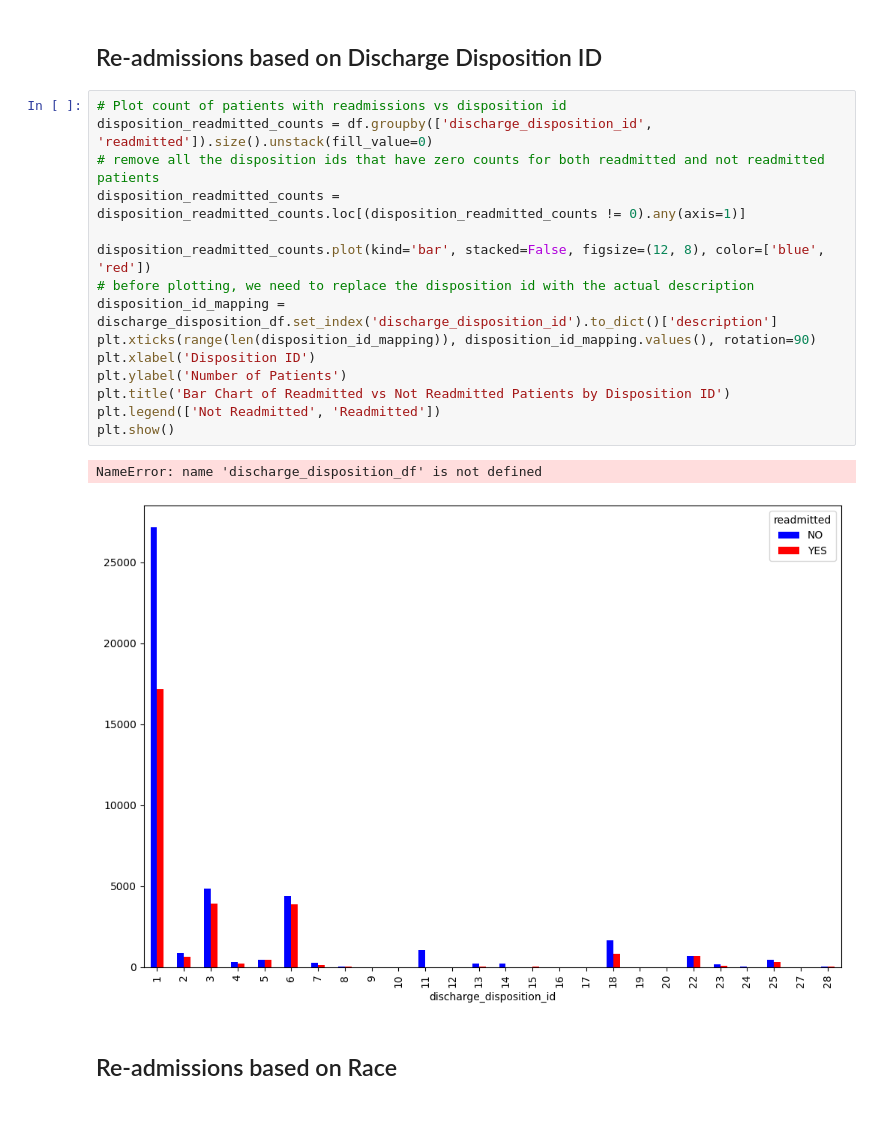
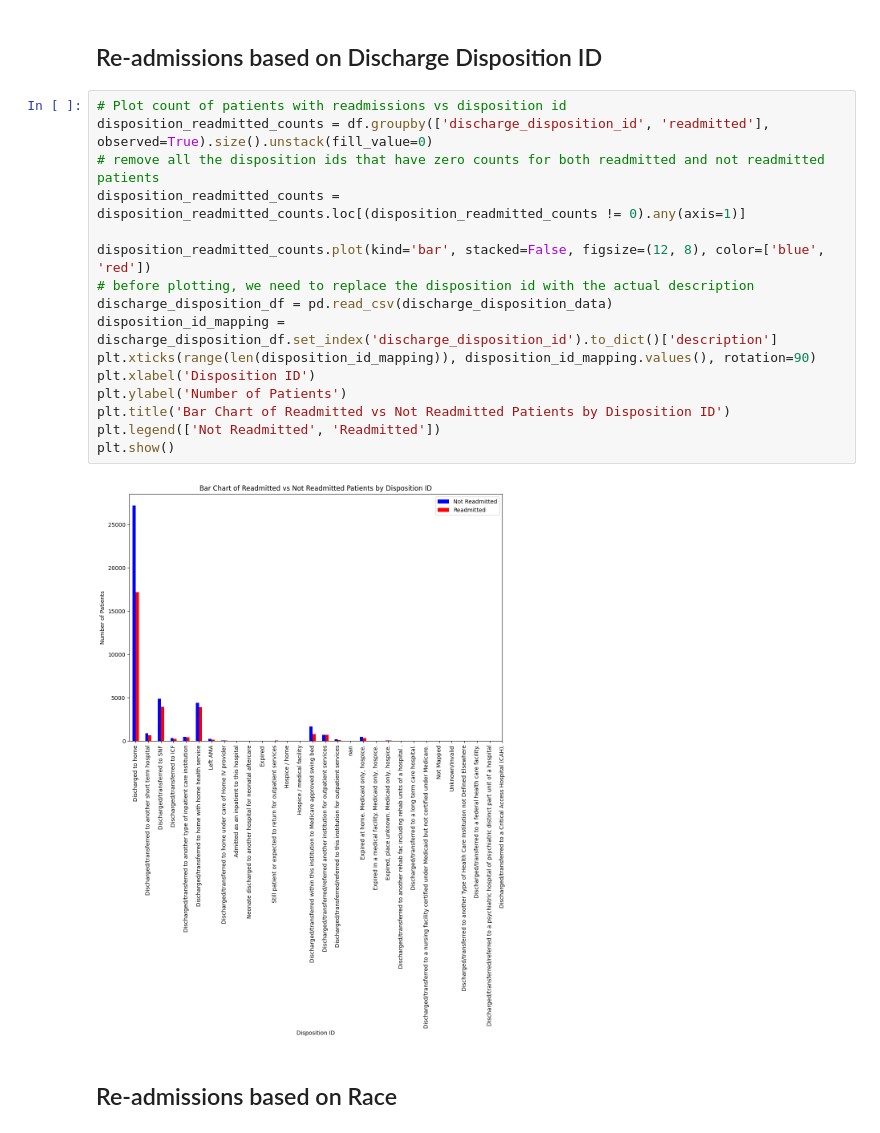
Before and after one commit to abhitoshj/diabetes-readmission, a Jupyter notebook: Code/04-eda-bivariate.ipynb, the cells around one changed output. Cells and saved outputs as stored; diff of their text form.

Commit message:
fix error bivariate analysis

```diff
--- a/Code/04-eda-bivariate.ipynb
+++ b/Code/04-eda-bivariate.ipynb
@@ -116,22 +69,22 @@ plot_bar_chart(df, 'age', 'Age')
 ## Re-admissions based on Discharge Disposition ID ##
 # %%
 # Plot count of patients with readmissions vs disposition id
-disposition_readmitted_counts = df.groupby(['discharge_disposition_id', 'readmitted']).size().unstack(fill_value=0)
+disposition_readmitted_counts = df.groupby(['discharge_disposition_id', 'readmitted'], observed=True).size().unstack(fill_value=0)
 # remove all the disposition ids that have zero counts for both readmitted and not readmitted patients
 disposition_readmitted_counts = disposition_readmitted_counts.loc[(disposition_readmitted_counts != 0).any(axis=1)]
 
 disposition_readmitted_counts.plot(kind='bar', stacked=False, figsize=(12, 8), color=['blue', 'red'])
 # before plotting, we need to replace the disposition id with the actual description
+discharge_disposition_df = pd.read_csv(discharge_disposition_data)
 disposition_id_mapping = discharge_disposition_df.set_index('discharge_disposition_id').to_dict()['description']
 plt.xticks(range(len(disposition_id_mapping)), disposition_id_mapping.values(), rotation=90)
 plt.xlabel('Disposition ID')
 plt.ylabel('Number of Patients')
 plt.title('Bar Chart of Readmitted vs Not Readmitted Patients by Disposition ID')
 plt.legend(['Not Readmitted', 'Readmitted'])
 plt.show()
 # %% [output]
-NameError: name 'discharge_disposition_df' is not defined
-[figure, old version]
+[figure, new version]
 # %% [markdown]
 ## Re-admissions based on Race ##
 # %%
```
Also changed, not shown: parts of 15 cells of this notebook.
